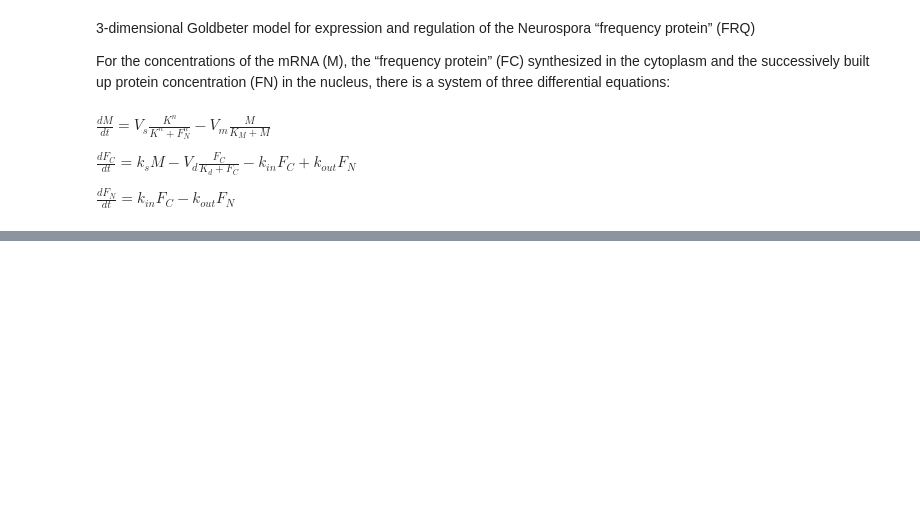
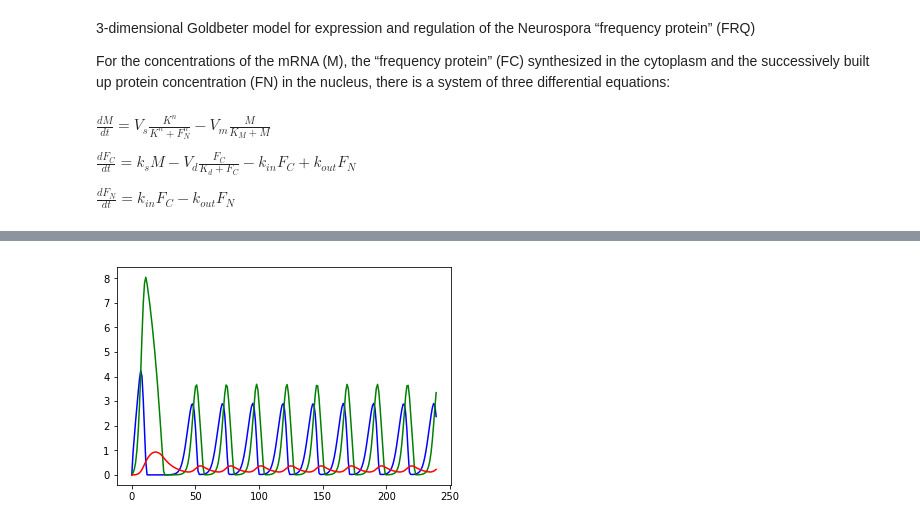
Before and after one commit to Icxa/LabTasks5-16March, a Jupyter notebook: Modeling and Simulation.ipynb, the cells around one changed output, grey strips where cells are left out. Cells and saved outputs as stored; diff of their text form; code cells hidden in the pictures; blank space fills up the shorter version.

```diff
--- a/Modeling and Simulation.ipynb
+++ b/Modeling and Simulation.ipynb
@@ -336,3 +334,12 @@ error: Extra arguments must be in a tuple
+# %%
+state0 = [0, 0, 0]
+time = np.arange(0, 24*10, 1)
+state = odeint(Period, state0, time, args = (0.02,))
+labels = ["concentration of mRNA", "freuqency protein synthesised in cytoplasm", "successively built up protein concentration"]
+plt.plot (time, state[:,0], 'b',  time, state[:,1], 'g', state[:,2], 'r')
+plt.show()
+# %% [output]
+[figure, added]
 # %%
 start = 0.0
 end = 72
```
Also changed, not shown: parts of 17 cells of this notebook, 1 other file.
